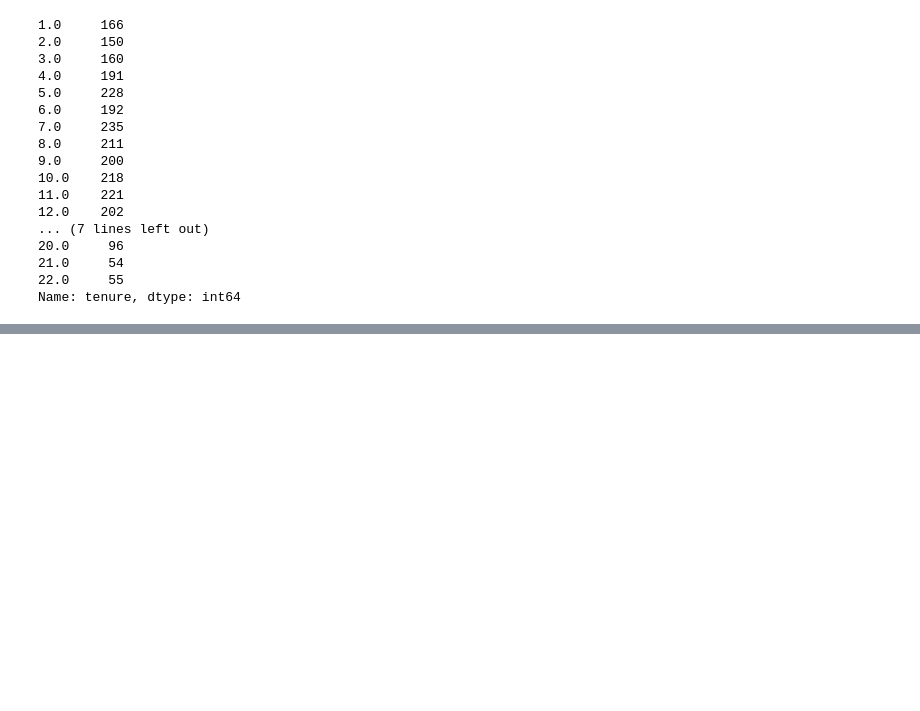
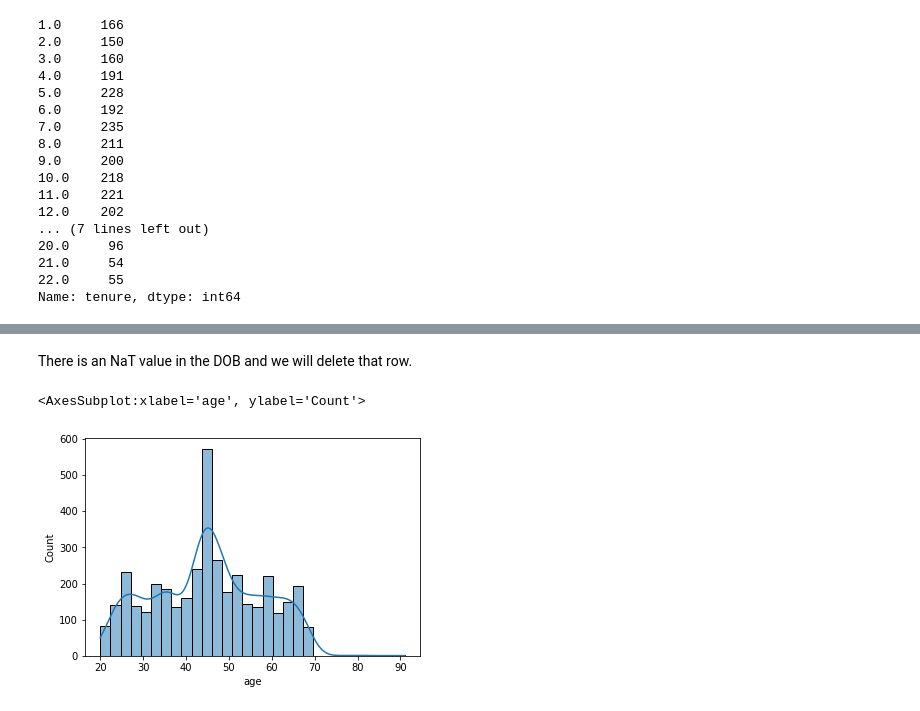
Before and after one commit to hseju/KPMG---Data-Analyst-Internship, a Jupyter notebook: Analysis/customer_demo_analysis.ipynb, the cells around one changed output, grey strips where cells are left out. Drawn from its saved outputs; the diff is of its cells as text; code cells hidden in the pictures; blank space fills up the shorter version.

```diff
--- a/Analysis/customer_demo_analysis.ipynb
+++ b/Analysis/customer_demo_analysis.ipynb
@@ -124,0 +220,2 @@ dtype: int64
+# %%
+df_demo["age"] = dt.today().year - df_demo.DOB.dt.year
@@ -124,0 +238,10 @@ dtype: int64
+# %% [markdown]
+There is an NaT value in the DOB and we will delete that row.
+# %%
+# drop the row that has Nat in the DOB column
+df_demo.drop(3997, inplace=True)
+# %%
+sns.histplot(data=df_demo, x='age', kde=True)
+# %% [output]
+<AxesSubplot:xlabel='age', ylabel='Count'>
+[figure, added]
```
Also changed, not shown: parts of 28 cells of this notebook, 12 other files.
